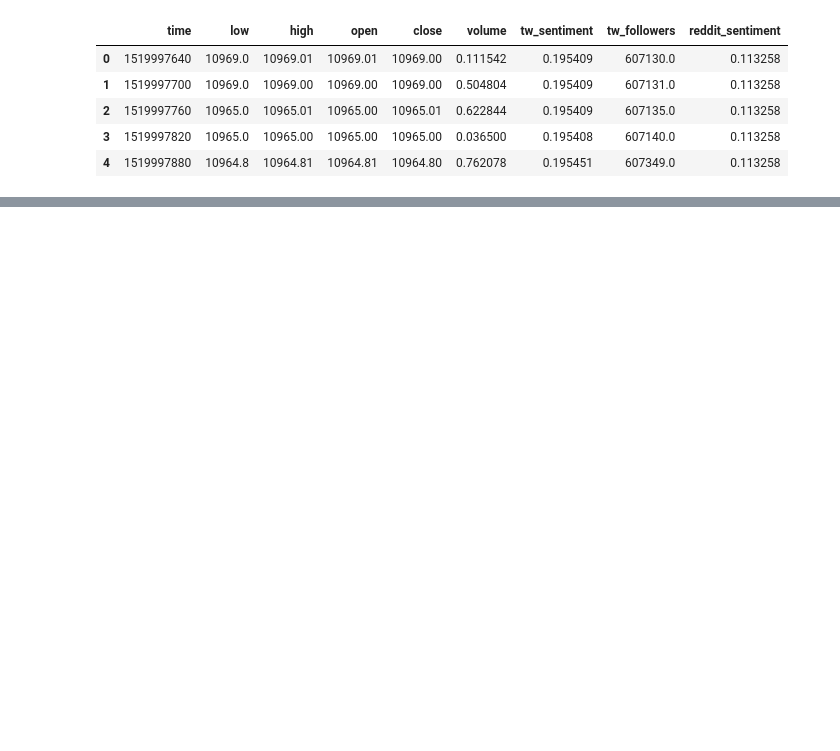
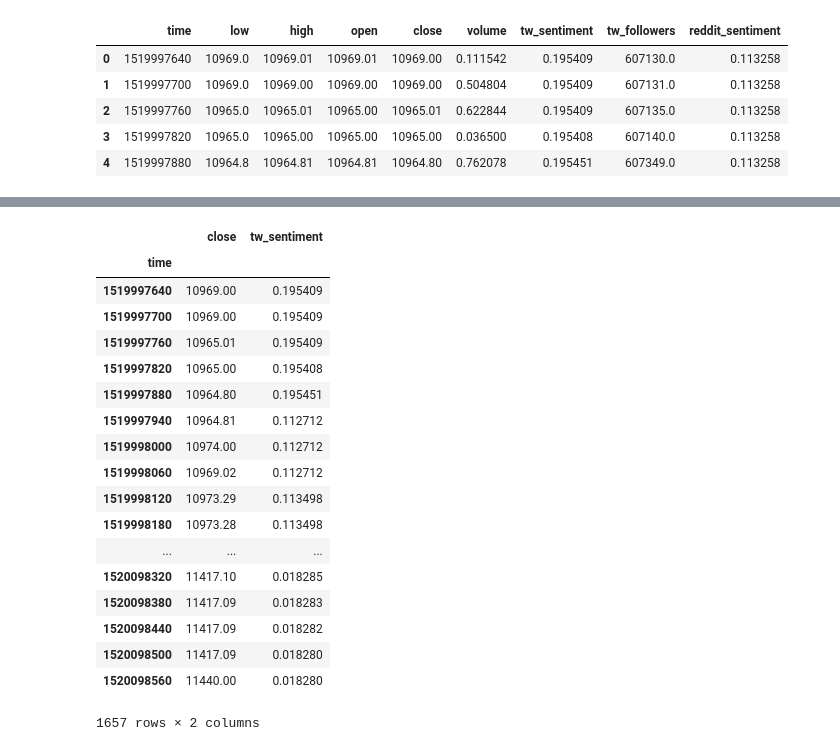
Before and after one commit to scristofari/bitcoin-challenge, a Jupyter notebook: BitCoin Challenge.ipynb, the cells around one changed output, grey strips where cells are left out. Saved outputs shown, nothing was run; the diff lists cells and outputs as text; code cells hidden in the pictures; blank space fills up the shorter version.

```diff
--- a/BitCoin Challenge.ipynb
+++ b/BitCoin Challenge.ipynb
@@ -125,0 +132,22 @@ plt.show()
+# %%
+df[['close','tw_sentiment']].groupby(df['time']).mean()
+# %% [output]
+|  | close | tw_sentiment |
+| time |  |  |
+| 1519997640 | 10969.00 | 0.195409 |
+| 1519997700 | 10969.00 | 0.195409 |
+| 1519997760 | 10965.01 | 0.195409 |
+| 1519997820 | 10965.00 | 0.195408 |
+| 1519997880 | 10964.80 | 0.195451 |
+| 1519997940 | 10964.81 | 0.112712 |
+| 1519998000 | 10974.00 | 0.112712 |
+| 1519998060 | 10969.02 | 0.112712 |
+| 1519998120 | 10973.29 | 0.113498 |
+| 1519998180 | 10973.28 | 0.113498 |
+| ... | ... | ... |
+| 1520098320 | 11417.10 | 0.018285 |
+| 1520098380 | 11417.09 | 0.018283 |
+| 1520098440 | 11417.09 | 0.018282 |
+| 1520098500 | 11417.09 | 0.018280 |
+| 1520098560 | 11440.00 | 0.018280 |
+1657 rows × 2 columns
```
Also changed, not shown: parts of 12 cells of this notebook, 1 other file.
